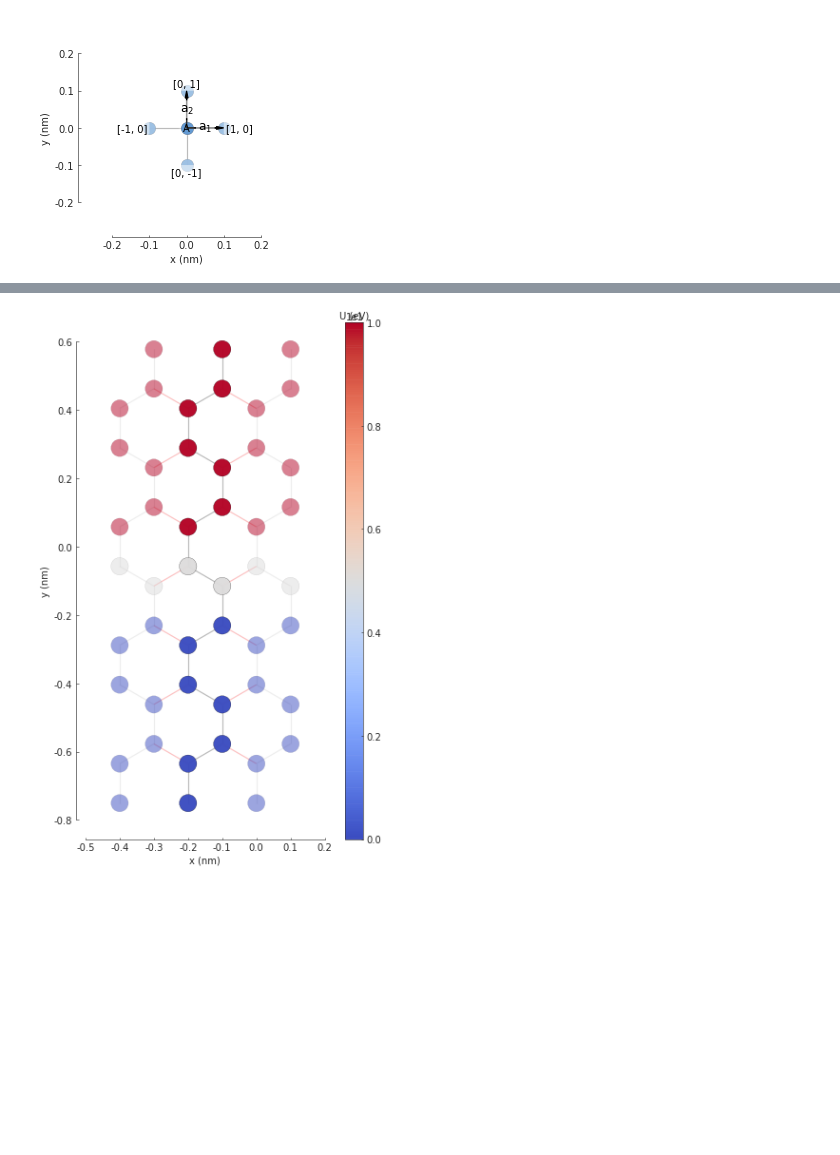
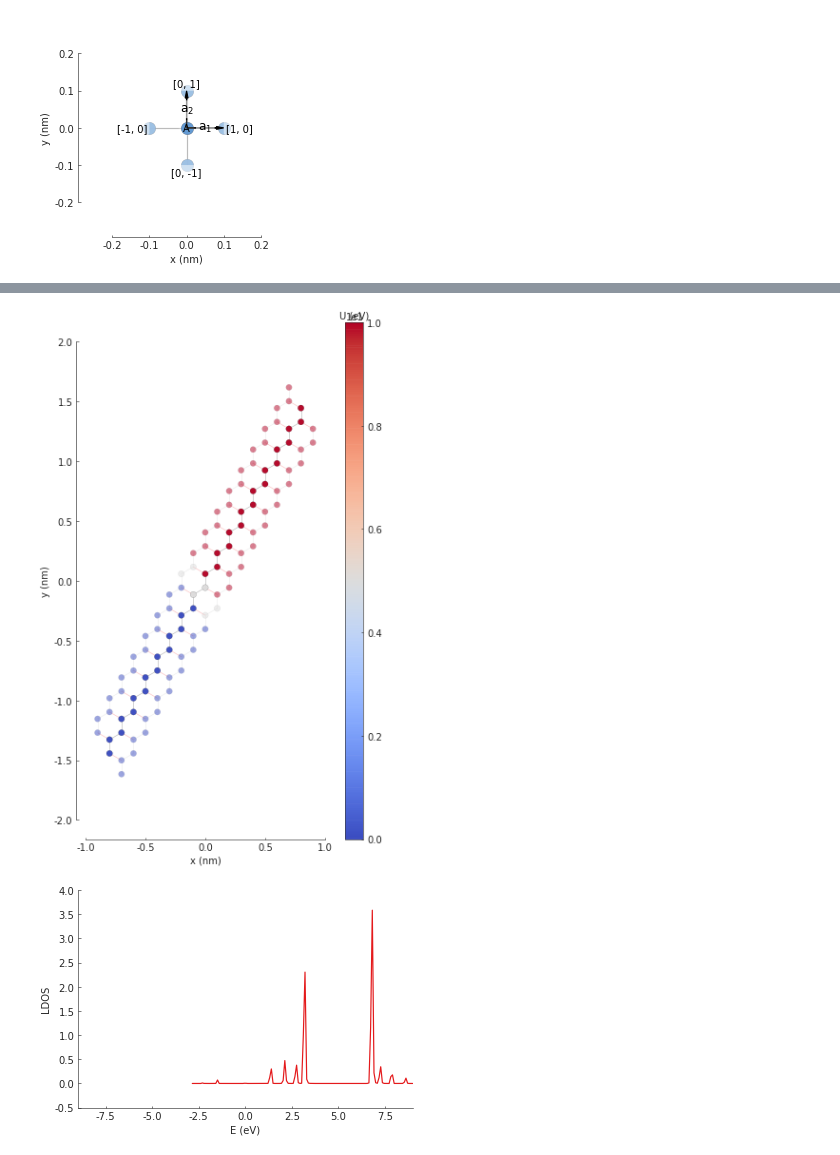
Before and after one commit to ingyeocha/YeongChan-vispy, a Jupyter notebook: test.ipynb, the cells around one changed output, grey strips where cells are left out. Drawn from its saved outputs; the diff is of its cells as text; code cells hidden in the pictures; blank space fills up the shorter version.

```diff
--- a/test.ipynb
+++ b/test.ipynb
@@ -115,8 +115,8 @@ def pn_junction(y0, v1, v2):
     return potential
 plt.figure(figsize=(10,10))
 model=pb.Model(lattice,
-               pb.primitive(a1=2,a2=4),
-               #pb.rectangle(x=1,y=3),
+               #pb.primitive(a1=2,a2=4),
+               pb.rectangle(x=2,y=3),
                pb.translational_symmetry(a1=True,a2=False),
                pn_junction(0,0,5),
                pn_junction(-0.2,0,5)
@@ -126,4 +126,4 @@ model.onsite_map.plot(cmap="coolwarm", site_radius=0.03)
 pb.pltutils.colorbar(label="U (eV)")
 plt.show()
 # %% [output]
-[figure, old version]
+[figure, new version]
@@ -132,0 +130,7 @@ for i in range(10):
+# %%
+kpm=pb.kpm(model)
+ldos = kpm.calc_ldos(energy=np.linspace(-9, 9, 200), broadening=0.05, position=[0, 0])
+ldos.plot()
+plt.show()
+# %% [output]
+[figure, added]
```
Also changed, not shown: parts of 5 cells of this notebook.
